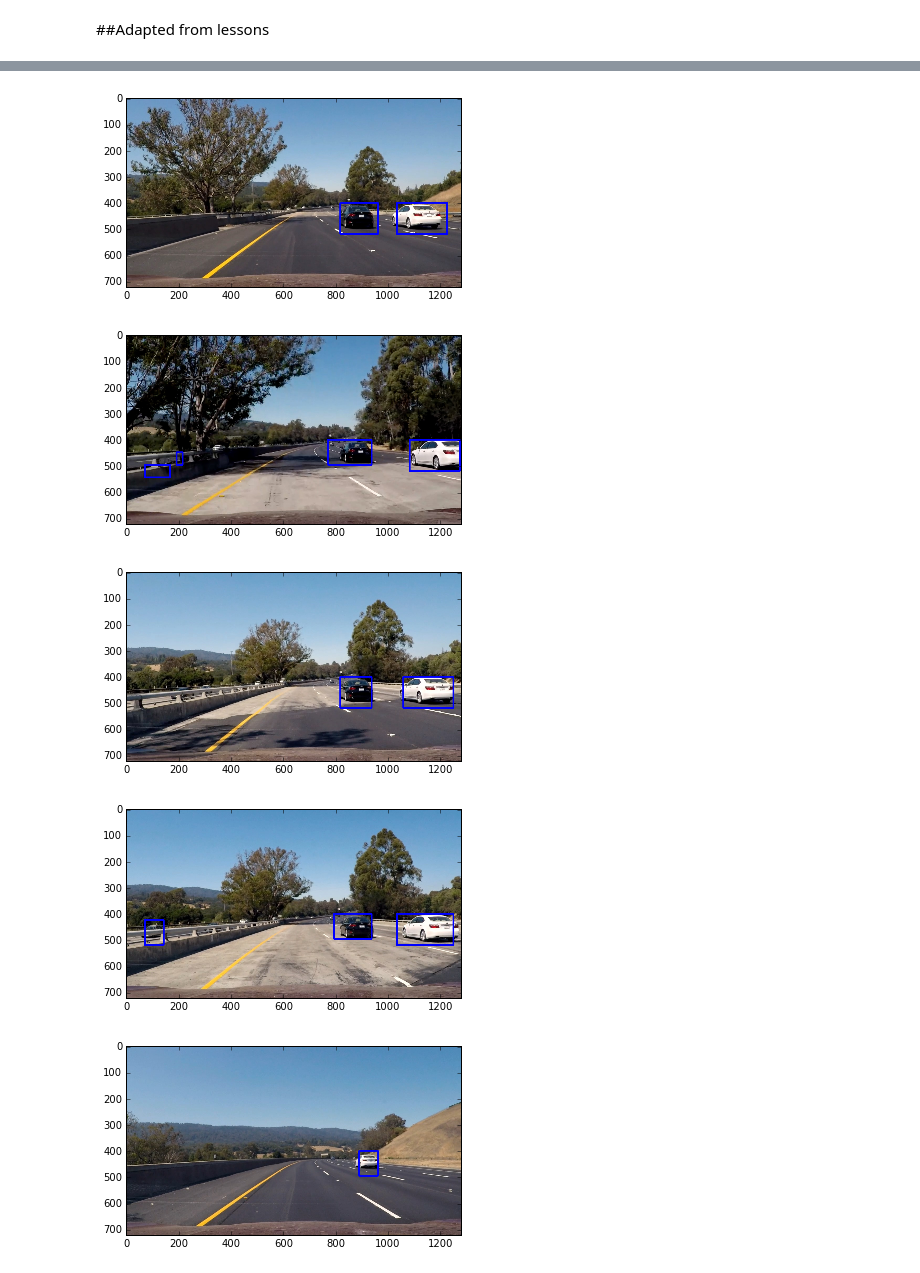
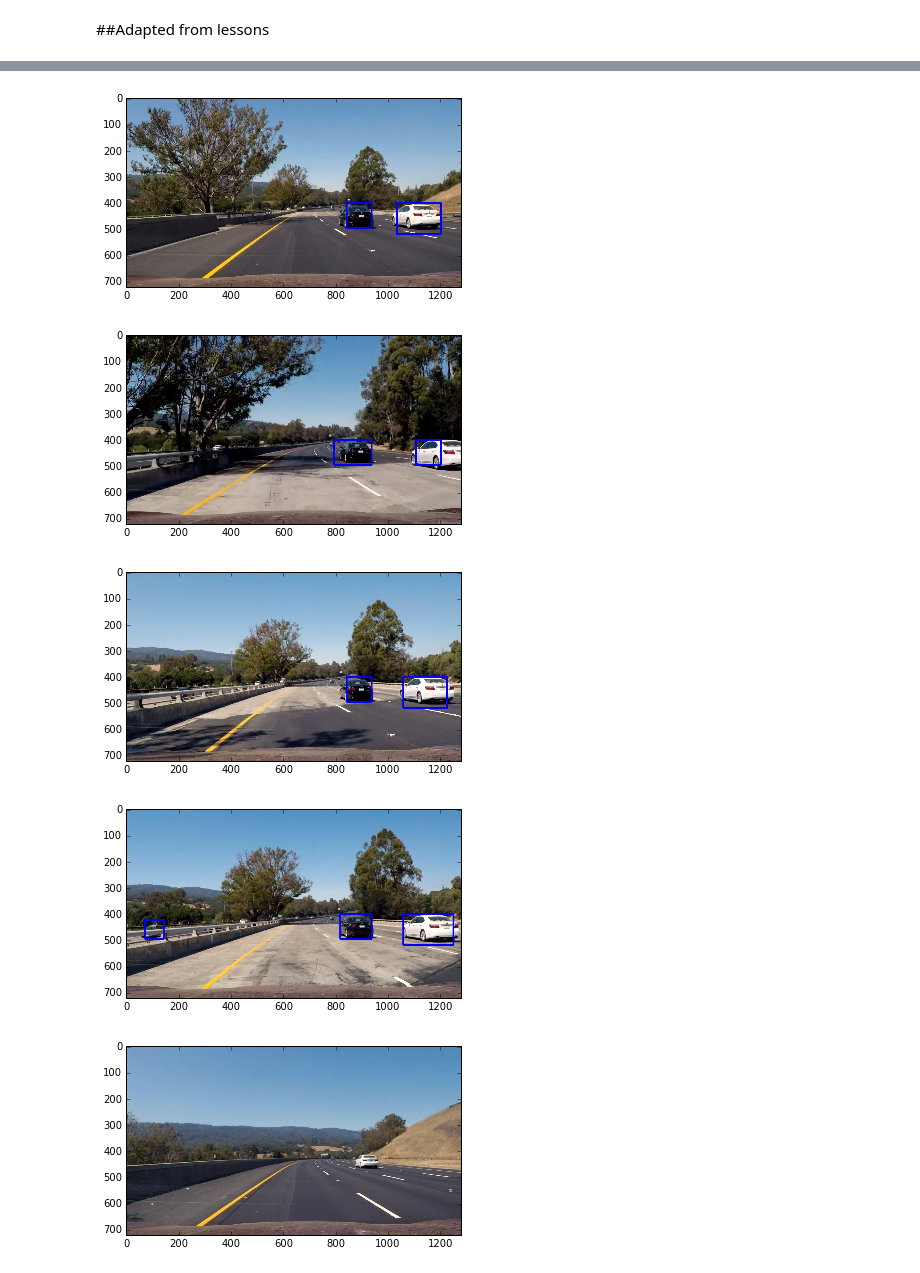
Before and after one commit to AlexanderKim/CarND-Vehicle-Detection, a Jupyter notebook: vehicle_detection.ipynb, the cells around one changed output, grey strips where cells are left out. Cells and saved outputs as stored; diff of their text form; code cells hidden in the pictures.

```diff
--- a/vehicle_detection.ipynb
+++ b/vehicle_detection.ipynb
@@ -611,7 +629,7 @@ def draw_heated_boxes(image, box_list):
     heat = add_heat(heat,box_list)
 
     # Apply threshold to help remove false positives
-    heat = apply_threshold(heat,1)
+    heat = apply_threshold(heat,16)
 
     # Visualize the heatmap when displaying
     heatmap = np.clip(heat, 0, 255)
@@ -622,26 +640,45 @@ def draw_heated_boxes(image, box_list):
 
     return draw_img
 # %%
-ystart = 400
-ystop = 656
-scale = 1.5
-
 test_images_paths = glob.glob('./test_images/*.jpg')
 # image = mpimg.imread('./test_images/test1.jpg')
+
+def detect_vehicles(img):
+    windows_params = [
+        (400, 464, 1.0),
+        (416, 480, 1.0),
+        (400, 496, 1.5),
+        (432, 528, 1.5),
+        (400, 528, 2.0),
+        (432, 560, 2.0),
+        (400, 596, 3.5),
+        (464, 660, 3.5),
+    ]
+
+    windows = [
+        window
+        for window in find_cars(img, ystart, ystop, scale, svc, X_scaler, orient, pix_per_cell, cell_per_block, spatial_size, hist_bins)
+        for ystart, ystop, scale in windows_params
+    ]
+
+    # ystart = 400
+    # ystop = 656
+    # scale = 1.5
+
+    # windows = find_cars(img, ystart, ystop, scale, svc, X_scaler, orient, pix_per_cell, cell_per_block, spatial_size, hist_bins)
+    out_img = draw_heated_boxes(img, windows)
+    return out_img
 
 for image_path in test_images_paths:
 
     img = mpimg.imread(image_path)
-    # out_img = find_cars(img, ystart, ystop, scale, svc, X_scaler, orient, pix_per_cell, cell_per_block, spatial_size, hist_bins)
-    windows = find_cars(img, ystart, ystop, scale, svc, X_scaler, orient, pix_per_cell, cell_per_block, spatial_size, hist_bins)
-
-    out_img = draw_heated_boxes(img, windows)
+    out_img = detect_vehicles(img)
 
     plt.figure()
     plt.imshow(out_img)
 # %% [output]
-[figure, old version]
+[figure, new version]
-[figure, old version]
+[figure, new version]
-[figure, old version]
+[figure, new version]
-[figure, old version]
+[figure, new version]
-[figure, old version]
+[figure, new version]
```
Also changed, not shown: parts of 6 cells of this notebook.
